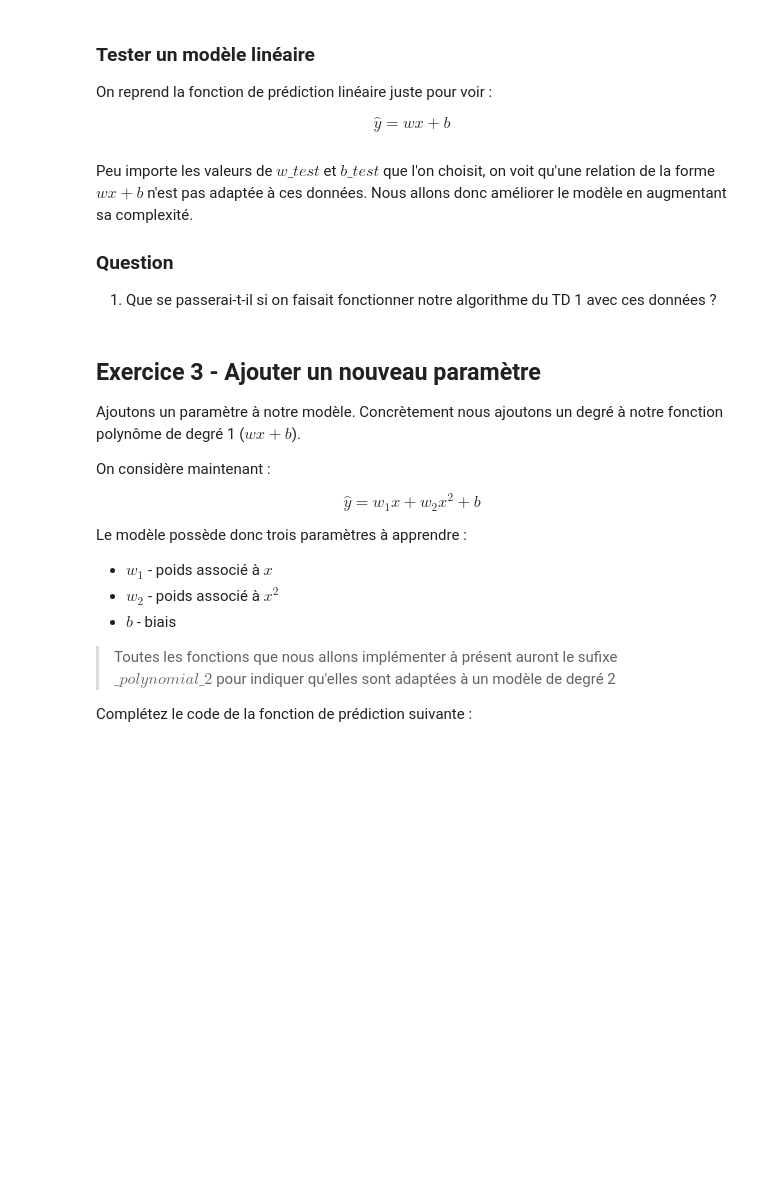
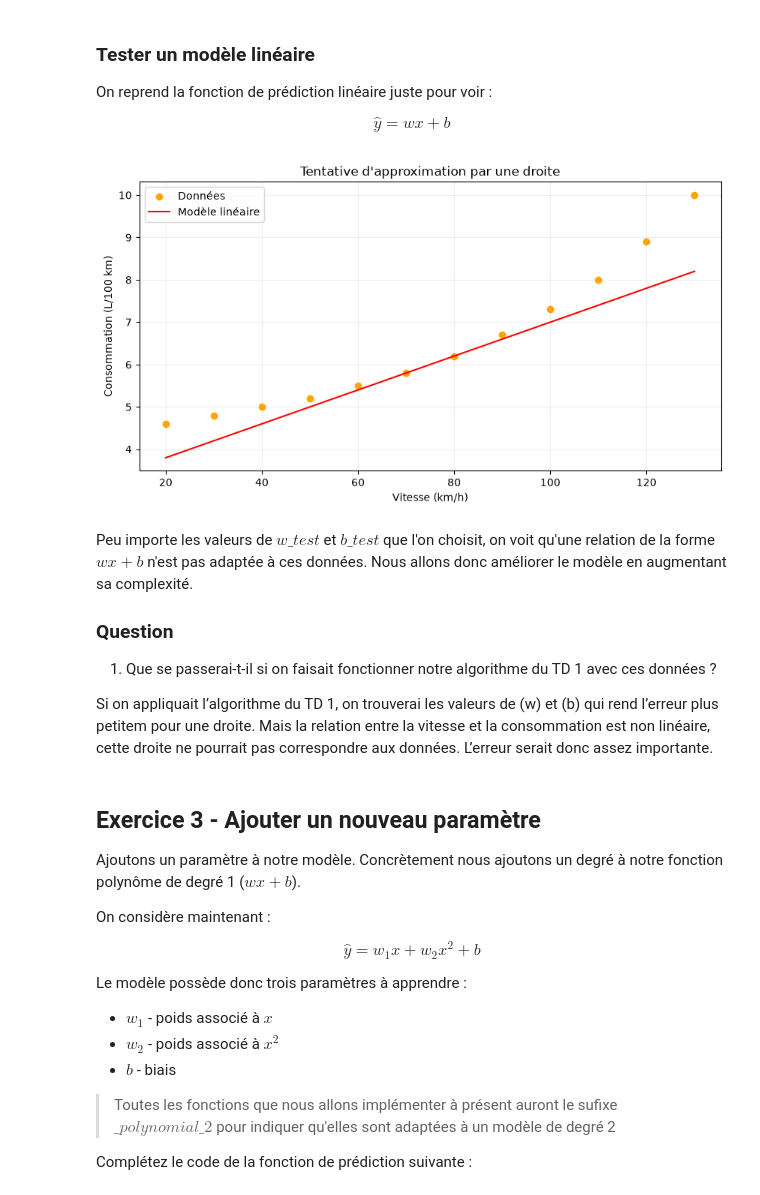
Before and after one commit to YalineWang/Projet-IA-S5, a Jupyter notebook: TD2-regression_polynomiale.ipynb, the cells around one changed output. Saved outputs shown, nothing was run; the diff lists cells and outputs as text; code cells hidden in the pictures; blank space fills up the shorter version.

```diff
--- a/TD2-regression_polynomiale.ipynb
+++ b/TD2-regression_polynomiale.ipynb
@@ -68,28 +70,33 @@ $$
 # %%
 def predict_linear(X, w, b):
     return w * X + b
 
 # Paramètres à l'oeil
 w_test = 0.04
-b_test = 4
+b_test = 3
+
 
 pred_linear = predict_linear(X, w_test, b_test)
 
 plt.figure(figsize=(10, 5))
 plt.scatter(X, y, c="orange", label="Données")
 plt.plot(X, pred_linear, c="red", label="Modèle linéaire")
 plt.xlabel("Vitesse (km/h)")
 plt.ylabel("Consommation (L/100 km)")
 plt.title("Tentative d'approximation par une droite")
 plt.legend()
 plt.grid(alpha=0.2)
 plt.show()
+# %% [output]
+[figure, added]
 # %% [markdown]
 Peu importe les valeurs de $w\_test$ et $b\_test$ que l'on choisit, on voit qu'une relation de la forme $wx+b$ n'est pas adaptée à ces données.
 Nous allons donc améliorer le modèle en augmentant sa complexité.
 
 ### Question
 1. Que se passerai-t-il si on faisait fonctionner notre algorithme du TD 1 avec ces données ?
+
+Si on appliquait l’algorithme du TD 1, on trouverai les valeurs de \(w\) et \(b\) qui rend l’erreur plus petitem pour une droite. Mais la relation entre la vitesse et la consommation est non linéaire, cette droite ne pourrait pas correspondre aux données. L’erreur serait donc assez importante.
 # %% [markdown]
 ## Exercice 3 - Ajouter un nouveau paramètre
 
```
Also changed, not shown: parts of 19 cells of this notebook.
